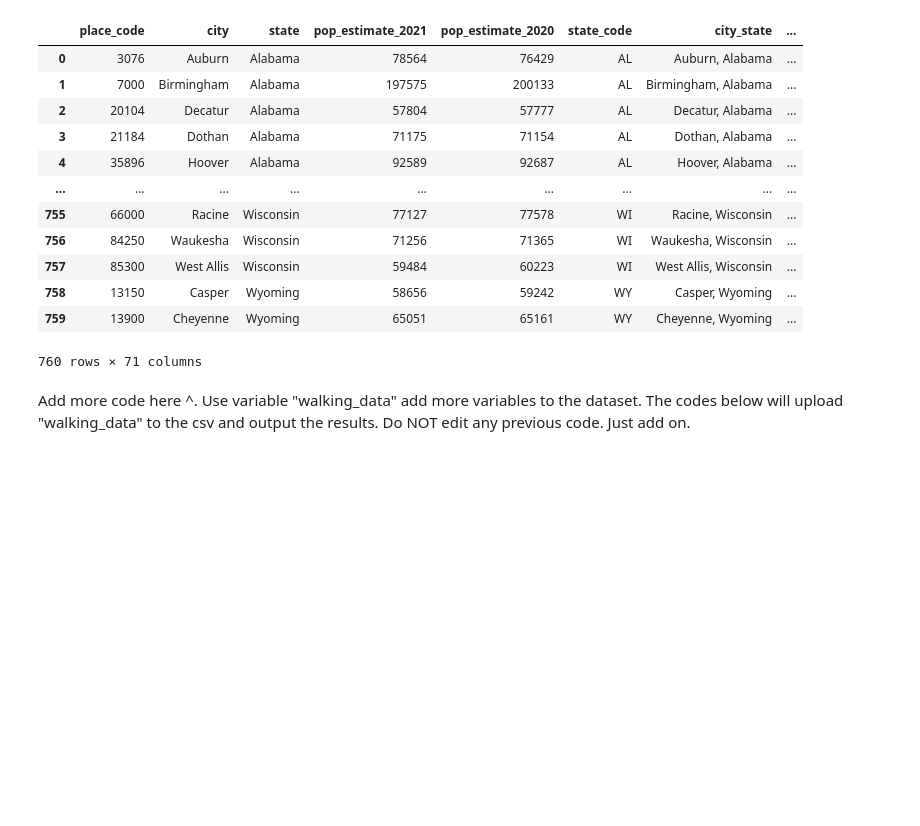
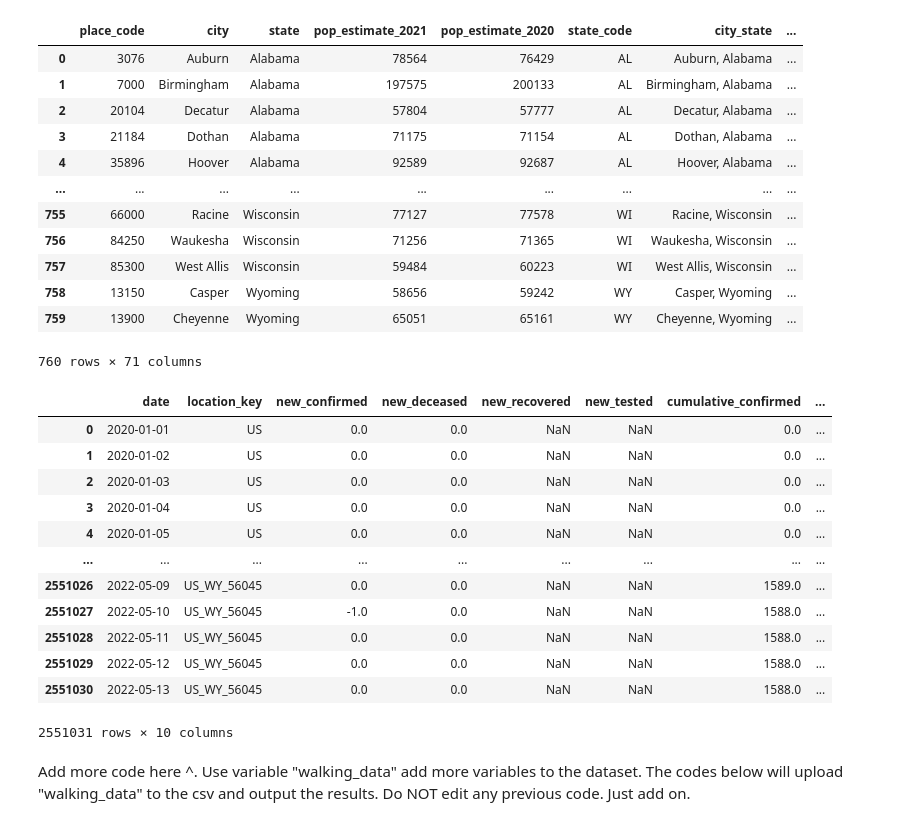
Before and after one commit to chanellee/Walkable-Cities, a Jupyter notebook: data_wrangling.ipynb, the cells around one changed output. Saved outputs shown, nothing was run; the diff lists cells and outputs as text; code cells hidden in the pictures; blank space fills up the shorter version.

Commit message:
Working on covid data

```diff
--- a/data_wrangling.ipynb
+++ b/data_wrangling.ipynb
@@ -246,8 +239,25 @@ walking_data
 760 rows × 71 columns
 # %%
 # covid = pd.read_csv("epidemiology.csv",encoding='latin-1')
-# [i.__contains__("US") for i in covid["location_key"]]
-#covid[[str(i)[0:2]=="US" for i in covid["location_key"]]]
+# covid = covid[[str(i)[0:2]=="US" for i in covid["location_key"]]]
+# covid.to_csv("covid_US.csv", index = False)
+
+covid = pd.read_csv("covid_US.csv",encoding='latin-1')
+covid
+# %% [output]
+|  | date | location_key | new_confirmed | new_deceased | new_recovered | new_tested | cumulative_confirmed | ... |
+| 0 | 2020-01-01 | US | 0.0 | 0.0 | NaN | NaN | 0.0 | ... |
+| 1 | 2020-01-02 | US | 0.0 | 0.0 | NaN | NaN | 0.0 | ... |
+| 2 | 2020-01-03 | US | 0.0 | 0.0 | NaN | NaN | 0.0 | ... |
+| 3 | 2020-01-04 | US | 0.0 | 0.0 | NaN | NaN | 0.0 | ... |
+| 4 | 2020-01-05 | US | 0.0 | 0.0 | NaN | NaN | 0.0 | ... |
+| ... | ... | ... | ... | ... | ... | ... | ... | ... |
+| 2551026 | 2022-05-09 | US_WY_56045 | 0.0 | 0.0 | NaN | NaN | 1589.0 | ... |
+| 2551027 | 2022-05-10 | US_WY_56045 | -1.0 | 0.0 | NaN | NaN | 1588.0 | ... |
+| 2551028 | 2022-05-11 | US_WY_56045 | 0.0 | 0.0 | NaN | NaN | 1588.0 | ... |
+| 2551029 | 2022-05-12 | US_WY_56045 | 0.0 | 0.0 | NaN | NaN | 1588.0 | ... |
+| 2551030 | 2022-05-13 | US_WY_56045 | 0.0 | 0.0 | NaN | NaN | 1588.0 | ... |
+2551031 rows × 10 columns
 # %% [markdown]
 Add more code here ^. Use variable "walking_data" add more variables to the dataset. The codes below will upload "walking_data" to the csv and output the results. Do NOT edit any previous code. Just add on.
 # %%
```
Also changed, not shown: parts of 2 cells of this notebook.
